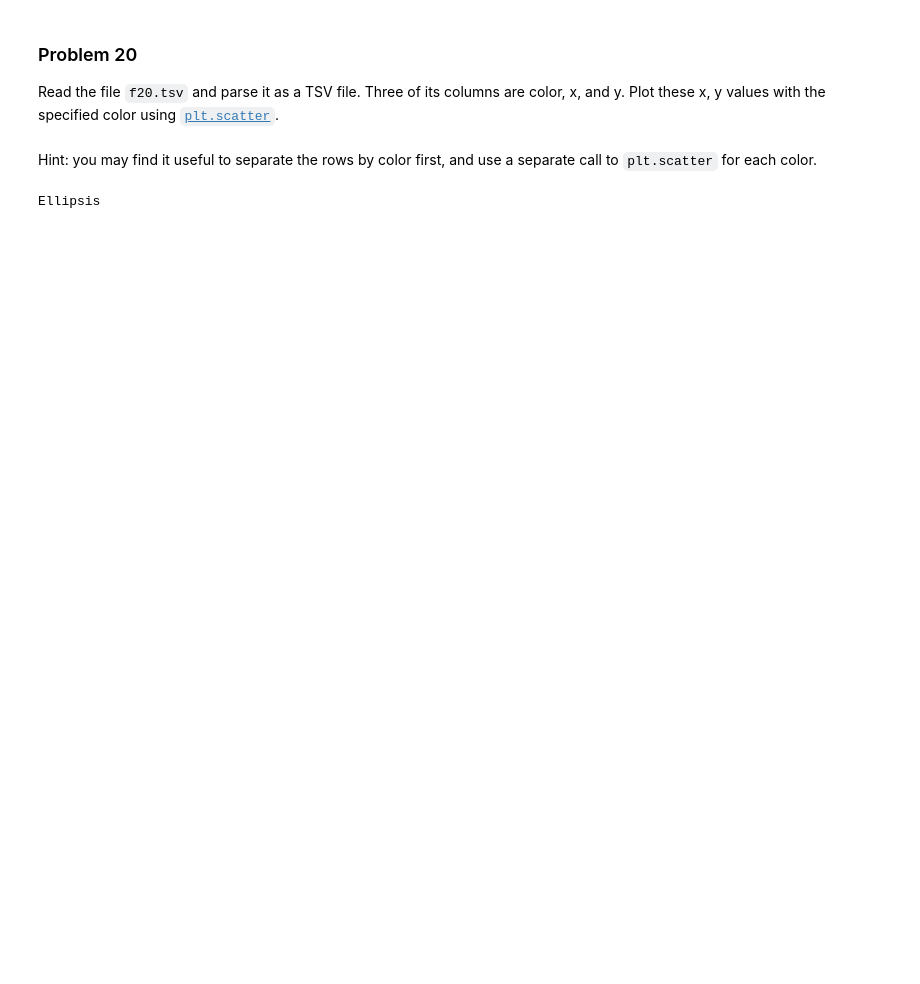
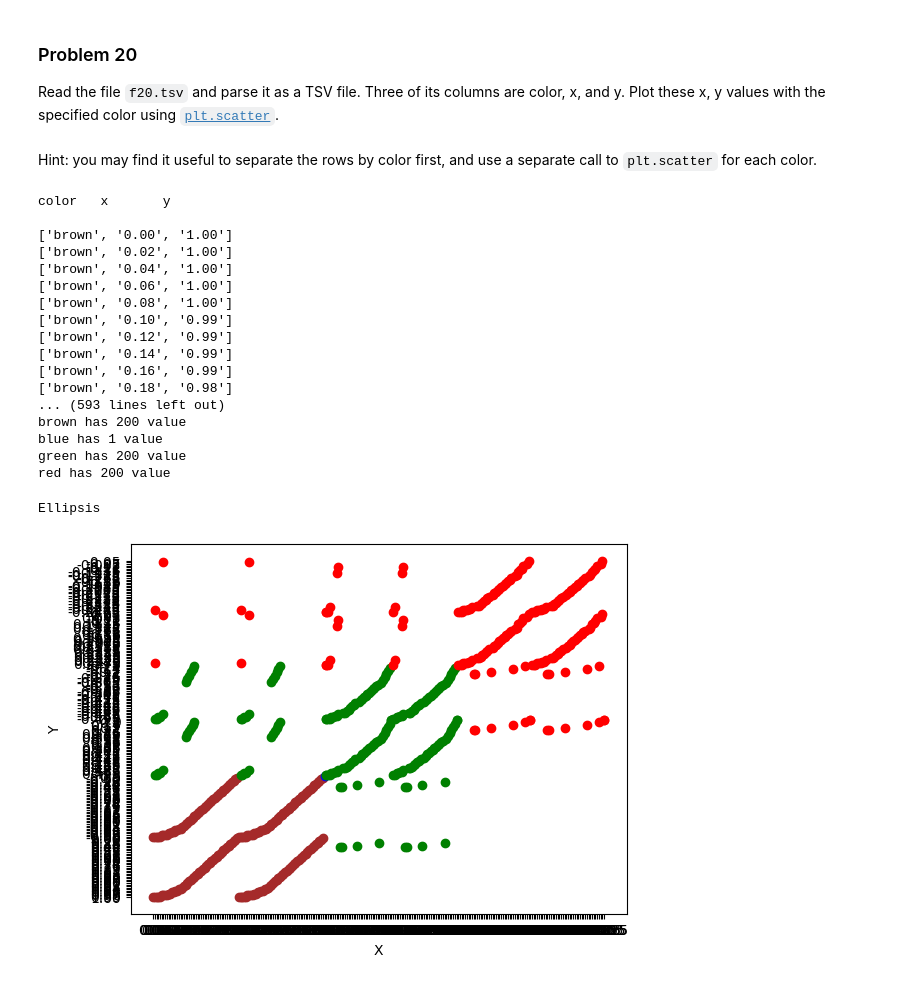
Before and after one commit to bvanson/dx602-homework-05, a Jupyter notebook: homeworTest.ipynb, the cells around one changed output. Cells and saved outputs as stored; diff of their text form; code cells hidden in the pictures; blank space fills up the shorter version.

```diff
--- a/homeworTest.ipynb
+++ b/homeworTest.ipynb
@@ -610,9 +600,72 @@ Three of its columns are color, x, and y.
 Plot these x, y values with the specified color using [`plt.scatter`](https://matplotlib.org/stable/api/_as_gen/matplotlib.pyplot.scatter.html).
 # %% [markdown]
 Hint: you may find it useful to separate the rows by color first, and use a separate call to `plt.scatter` for each color.
-# %%
-# YOUR CHANGES HERE
-
-...
-# %% [output]
-Ellipsis
+# %%
+# YOUR CHANGES HERE
+def in_dict(dict,color):
+    i = 0
+    for each_row in dict:
+        if (each_row['color'] == color):
+            return i
+        else:
+            i += 1
+    return None
+
+dict = []
+with open('f20.tsv') as fp:
+    header = fp.readline()
+    print(header)
+    for line in fp:
+        line = line.rstrip('\n').split('\t')
+        print(line)
+
+        # in_dict returns index of color in dict if found, else None
+        index = in_dict(dict,line[0])
+
+        if (index is not None):
+            #print('inside if')
+            dict[index]['x'].append(line[1])
+            dict[index]['y'].append(line[2])
+        else:
+            #print('went to else')
+            dict.append({'color': line[0], 'x':[ line[1] ], 'y':[line[2]]})
+            #print('dict after insert',dict)
+
+
+
+print(dict)
+
+#i = 1
+how_many_colors = len (dict)
+print('how many', how_many_colors)
+for each_color in dict:
+    #plt.subplot(how_many_colors,1, i)
+    print(f'{each_color['color']} has {len(each_color['x'])} value')
+    plt.scatter(each_color['x'],each_color['y'], color=each_color['color'])
+    #plt.title(each_color['color'].capitalize())
+    plt.xlabel('X')
+    plt.ylabel('Y')
+    #i += 1
+
+
+...
+# %% [output]
+color   x       y
+
+['brown', '0.00', '1.00']
+['brown', '0.02', '1.00']
+['brown', '0.04', '1.00']
+['brown', '0.06', '1.00']
+['brown', '0.08', '1.00']
+['brown', '0.10', '0.99']
+['brown', '0.12', '0.99']
+['brown', '0.14', '0.99']
+['brown', '0.16', '0.99']
+['brown', '0.18', '0.98']
+... (593 lines left out)
+brown has 200 value
+blue has 1 value
+green has 200 value
+red has 200 value
+Ellipsis
+[figure, added]
```
Also changed, not shown: parts of 3 cells of this notebook.
